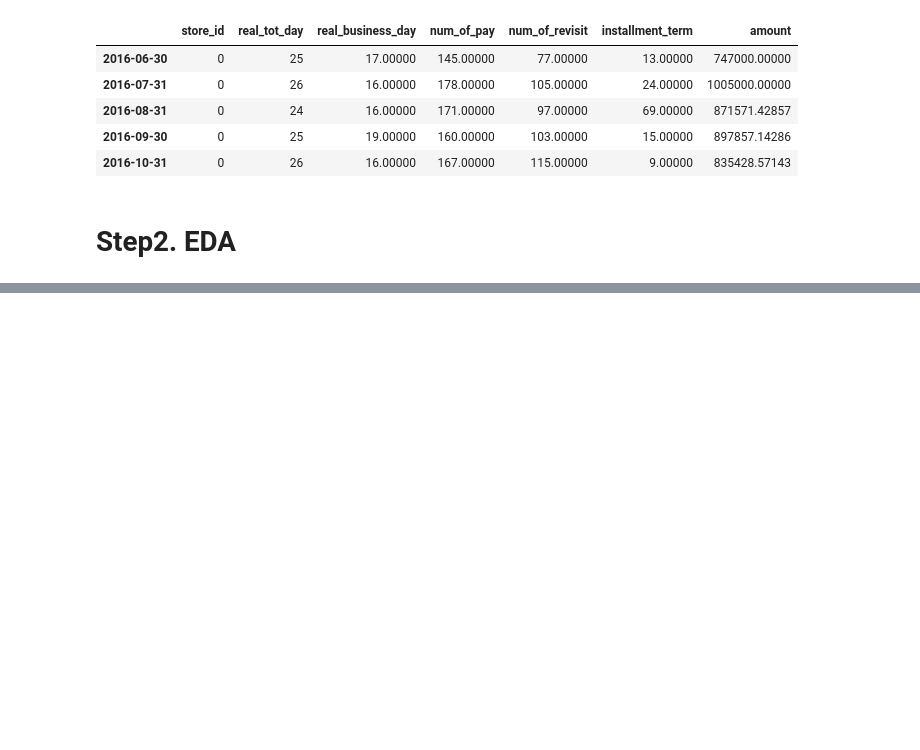
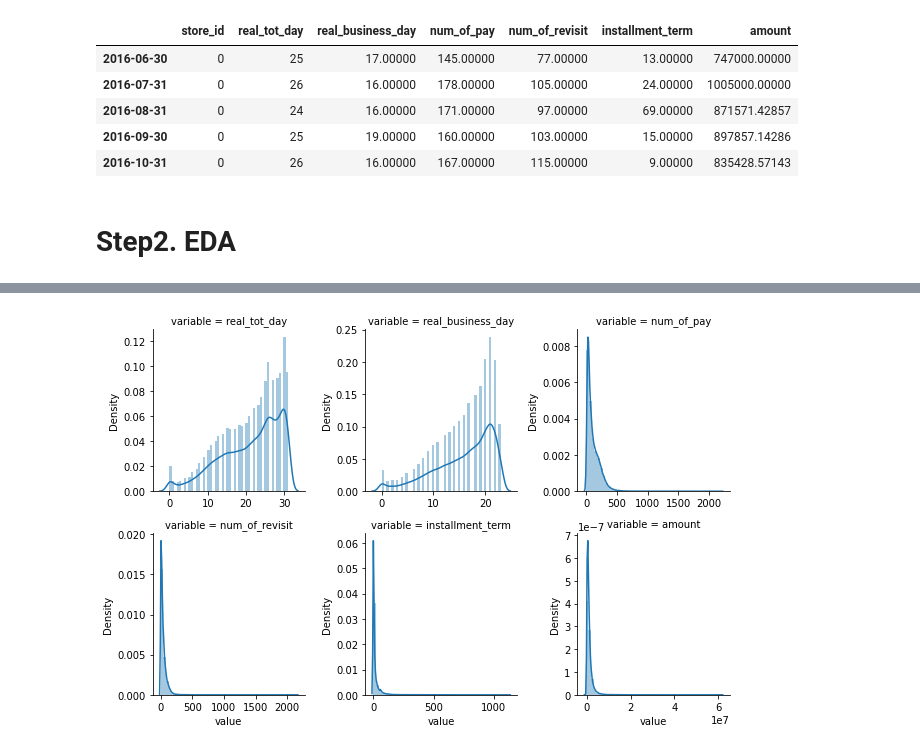
Before and after one commit to factorLee/kaggle-dacon, a Jupyter notebook: dacon/[연습]상점 신용카드 매출 예측 경진대회/baseline필사01.ipynb, the cells around one changed output, grey strips where cells are left out. Saved outputs shown, nothing was run; the diff lists cells and outputs as text; code cells hidden in the pictures; blank space fills up the shorter version.

```diff
--- a/dacon/[연습]상점 신용카드 매출 예측 경진대회/baseline필사01.ipynb
+++ b/dacon/[연습]상점 신용카드 매출 예측 경진대회/baseline필사01.ipynb
@@ -366,0 +431,7 @@ df_month.head()
+# %%
+f = pd.melt(df_month, value_vars=df_month.columns[1:])  # 컬럼을 녹여서 행으로 보냄
+g = sns.FacetGrid(f, col='variable', col_wrap=3, sharex=False, sharey=False)
+g = g.map(sns.distplot, 'value')
+plt.show()
+# %% [output]
+[figure, added]
```
Also changed, not shown: parts of 17 cells of this notebook.
